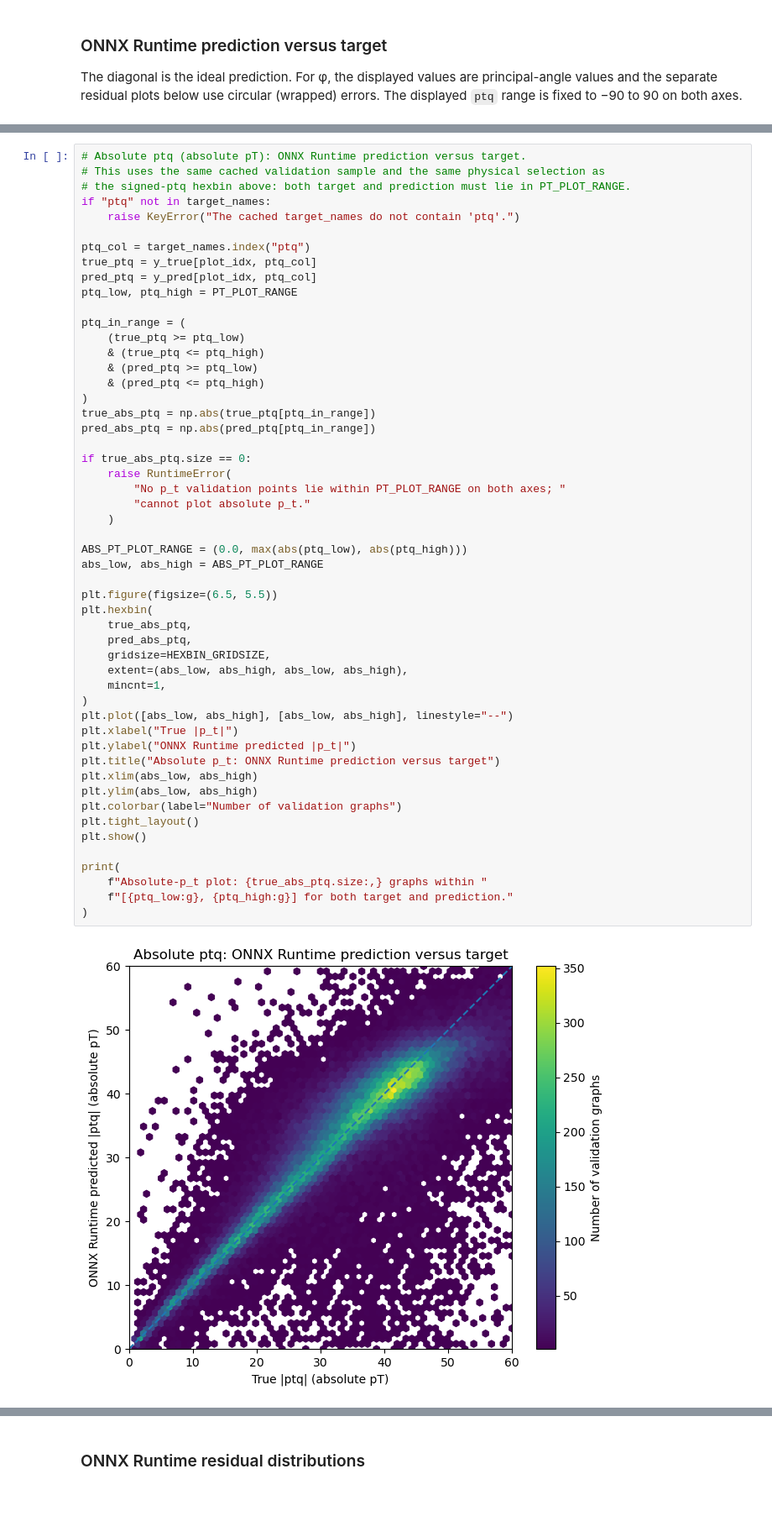
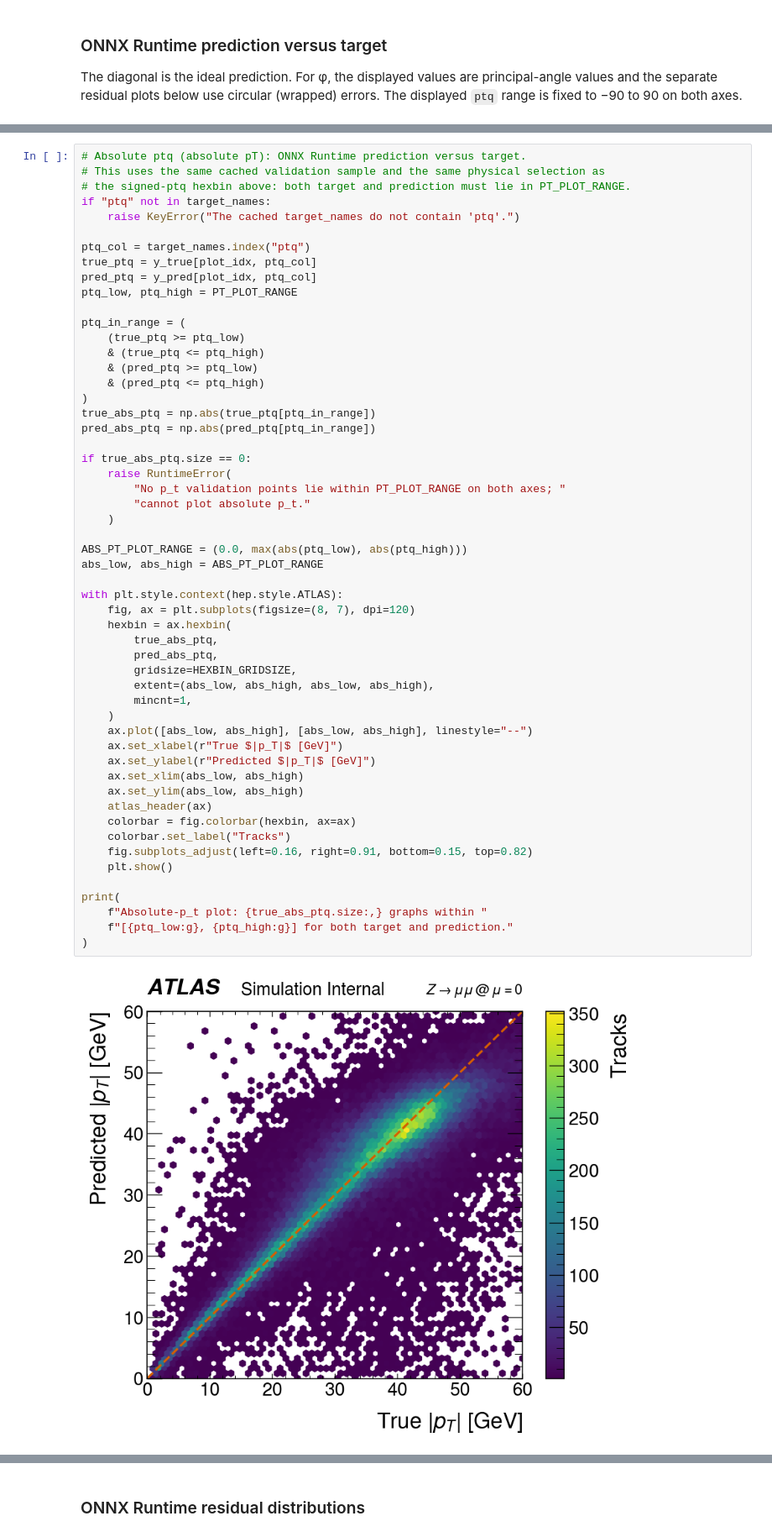
Before and after one commit to davidedicroce/MuonMLTracking, a Jupyter notebook: TrackGraph_results.ipynb, the cells around one changed output, grey strips where cells are left out. Shown at 84% size. Cells and saved outputs as stored; diff of their text form; blank space fills up the shorter version.

```diff
--- a/TrackGraph_results.ipynb
+++ b/TrackGraph_results.ipynb
@@ -985,48 +1124,50 @@ if "ptq" not in target_names:
 
 ptq_col = target_names.index("ptq")
 true_ptq = y_true[plot_idx, ptq_col]
 pred_ptq = y_pred[plot_idx, ptq_col]
 ptq_low, ptq_high = PT_PLOT_RANGE
 
 ptq_in_range = (
     (true_ptq >= ptq_low)
     & (true_ptq <= ptq_high)
     & (pred_ptq >= ptq_low)
     & (pred_ptq <= ptq_high)
 )
 true_abs_ptq = np.abs(true_ptq[ptq_in_range])
 pred_abs_ptq = np.abs(pred_ptq[ptq_in_range])
 
 if true_abs_ptq.size == 0:
     raise RuntimeError(
         "No p_t validation points lie within PT_PLOT_RANGE on both axes; "
         "cannot plot absolute p_t."
     )
 
 ABS_PT_PLOT_RANGE = (0.0, max(abs(ptq_low), abs(ptq_high)))
 abs_low, abs_high = ABS_PT_PLOT_RANGE
 
-plt.figure(figsize=(6.5, 5.5))
-plt.hexbin(
-    true_abs_ptq,
-    pred_abs_ptq,
-    gridsize=HEXBIN_GRIDSIZE,
-    extent=(abs_low, abs_high, abs_low, abs_high),
-    mincnt=1,
-)
-plt.plot([abs_low, abs_high], [abs_low, abs_high], linestyle="--")
-plt.xlabel("True |p_t|")
-plt.ylabel("ONNX Runtime predicted |p_t|")
-plt.title("Absolute p_t: ONNX Runtime prediction versus target")
-plt.xlim(abs_low, abs_high)
-plt.ylim(abs_low, abs_high)
-plt.colorbar(label="Number of validation graphs")
-plt.tight_layout()
-plt.show()
+with plt.style.context(hep.style.ATLAS):
+    fig, ax = plt.subplots(figsize=(8, 7), dpi=120)
+    hexbin = ax.hexbin(
+        true_abs_ptq,
+        pred_abs_ptq,
+        gridsize=HEXBIN_GRIDSIZE,
+        extent=(abs_low, abs_high, abs_low, abs_high),
+        mincnt=1,
+    )
+    ax.plot([abs_low, abs_high], [abs_low, abs_high], linestyle="--")
+    ax.set_xlabel(r"True $|p_T|$ [GeV]")
+    ax.set_ylabel(r"Predicted $|p_T|$ [GeV]")
+    ax.set_xlim(abs_low, abs_high)
+    ax.set_ylim(abs_low, abs_high)
+    atlas_header(ax)
+    colorbar = fig.colorbar(hexbin, ax=ax)
+    colorbar.set_label("Tracks")
+    fig.subplots_adjust(left=0.16, right=0.91, bottom=0.15, top=0.82)
+    plt.show()
 
 print(
     f"Absolute-p_t plot: {true_abs_ptq.size:,} graphs within "
     f"[{ptq_low:g}, {ptq_high:g}] for both target and prediction."
 )
 # %% [output]
-[figure, old version]
+[figure, new version]
```
Also changed, not shown: parts of 10 cells of this notebook, 1 other file.
